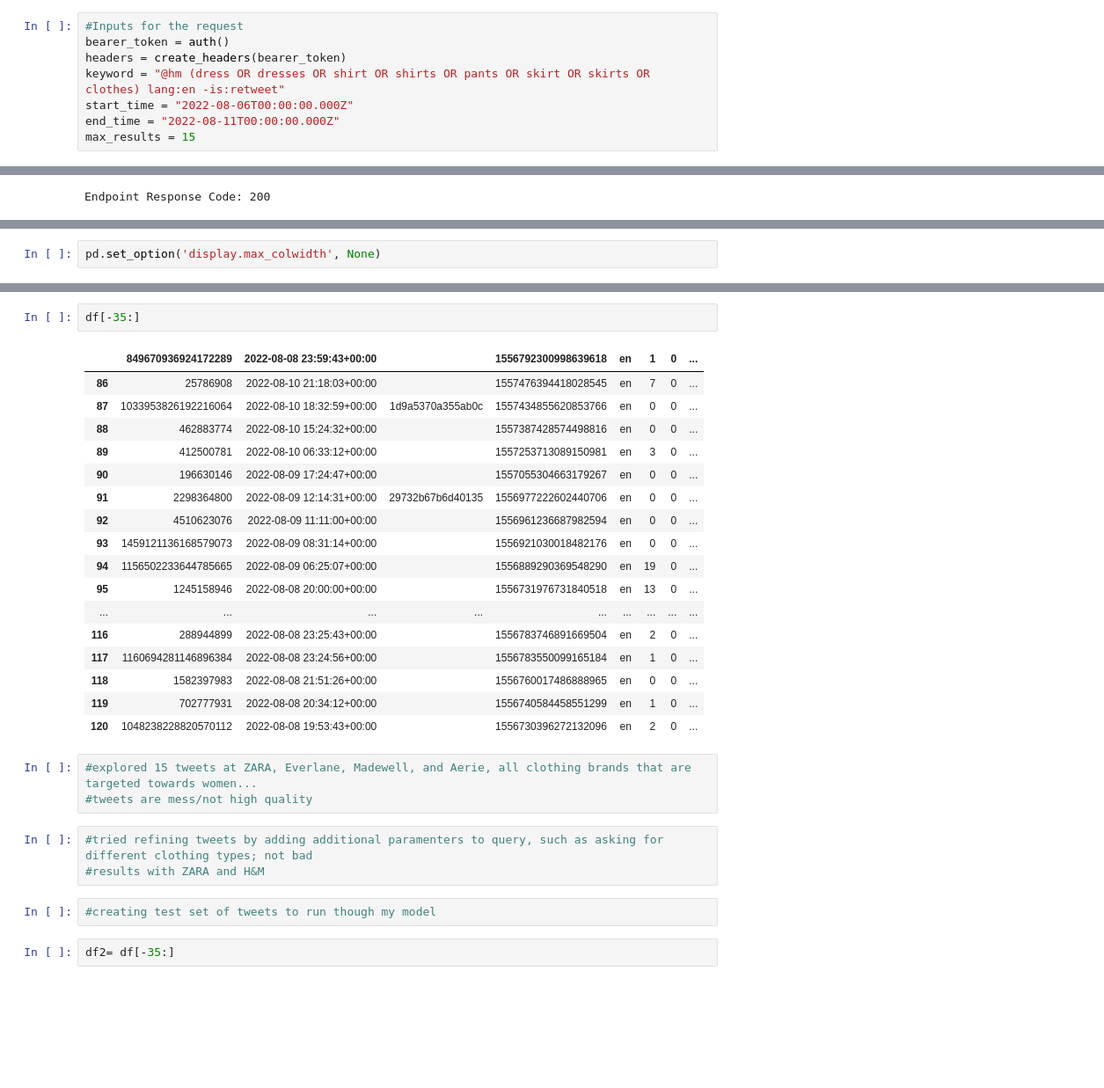
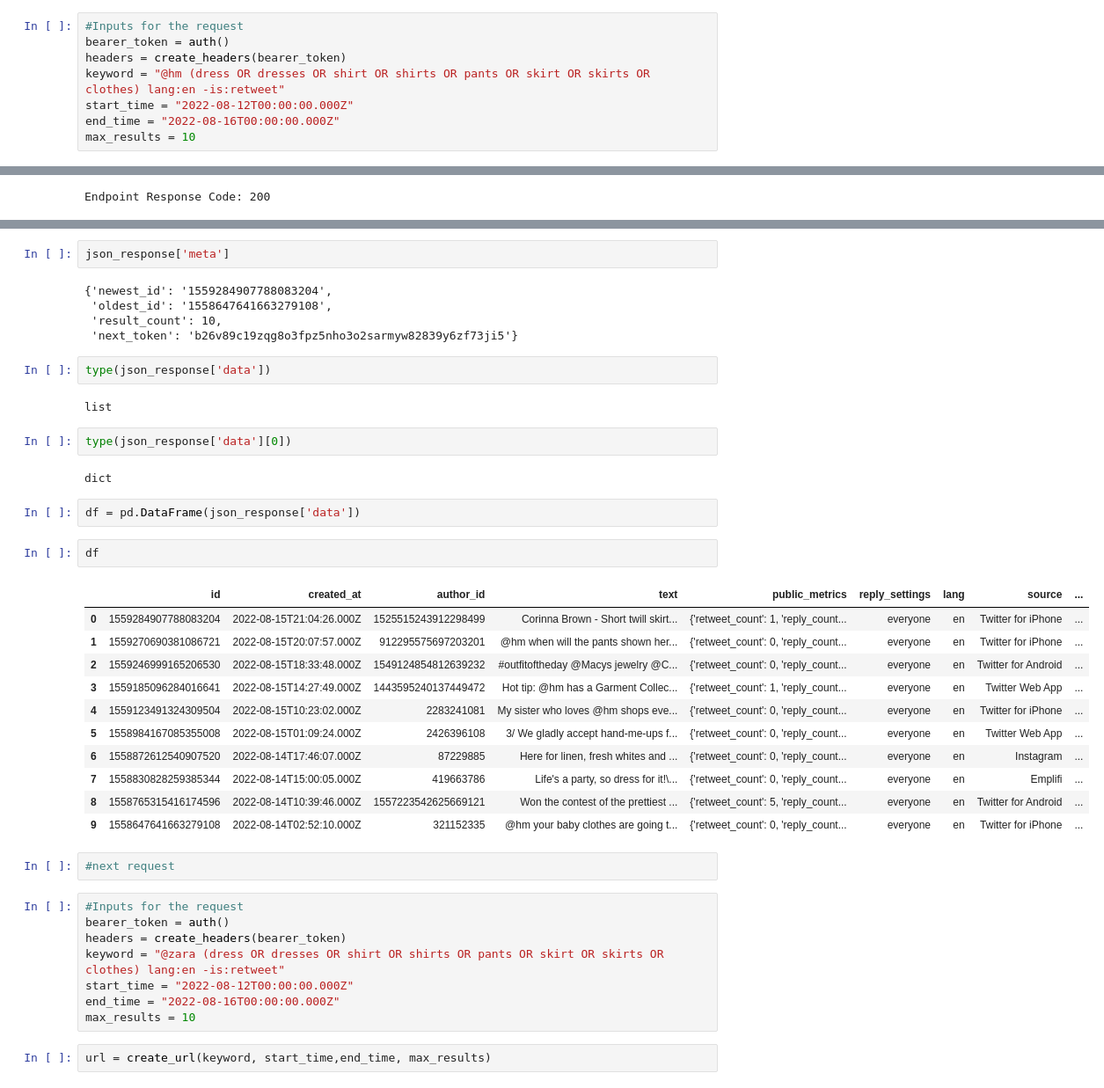
Before and after one commit to jlc0512/Utilizing-E-Commerce-Reviews-to-Predict-Comment-Sentiments, a Jupyter notebook: twitter_api_exploration.ipynb, the cells around one changed output, grey strips where cells are left out. Shown at 88% size. Cells and saved outputs as stored; diff of their text form; blank space fills up the shorter version.

Commit message:
cleaned up dataframe to house twitter api calls, ran model to predict tweets with cleaned dataset

```diff
--- a/twitter_api_exploration.ipynb
+++ b/twitter_api_exploration.ipynb
@@ -55,9 +55,9 @@ def connect_to_endpoint(url, headers, params, next_token = None):
 bearer_token = auth()
 headers = create_headers(bearer_token)
 keyword = "@hm (dress OR dresses OR shirt OR shirts OR pants OR skirt OR skirts OR clothes) lang:en -is:retweet"
-start_time = "2022-08-06T00:00:00.000Z"
-end_time = "2022-08-11T00:00:00.000Z"
-max_results = 15
+start_time = "2022-08-12T00:00:00.000Z"
+end_time = "2022-08-16T00:00:00.000Z"
+max_results = 10
 # %%
 url = create_url(keyword, start_time,end_time, max_results)
 # %%
@@ -179,2 +110,0 @@ df = pd.read_csv('tweets.csv')
-# %%
-pd.set_option('display.max_colwidth', None)
@@ -181,30 +131,43 @@ pd.set_option('display.max_colwidth', None)
+# %%
+json_response['meta']
+# %% [output]
+{'newest_id': '1559284907788083204',
+ 'oldest_id': '1558647641663279108',
+ 'result_count': 10,
+ 'next_token': 'b26v89c19zqg8o3fpz5nho3o2sarmyw82839y6zf73ji5'}
+# %%
+type(json_response['data'])
+# %% [output]
+list
+# %%
+type(json_response['data'][0])
+# %% [output]
+dict
+# %%
+df = pd.DataFrame(json_response['data'])
 # %%
-df[-35:]
+df
 # %% [output]
-|  | 849670936924172289 | 2022-08-08 23:59:43+00:00 |  | 1556792300998639618 | en | 1 | 0 | ... |
-| 86 | 25786908 | 2022-08-10 21:18:03+00:00 |  | 1557476394418028545 | en | 7 | 0 | ... |
-| 87 | 1033953826192216064 | 2022-08-10 18:32:59+00:00 | 1d9a5370a355ab0c | 1557434855620853766 | en | 0 | 0 | ... |
-| 88 | 462883774 | 2022-08-10 15:24:32+00:00 |  | 1557387428574498816 | en | 0 | 0 | ... |
-| 89 | 412500781 | 2022-08-10 06:33:12+00:00 |  | 1557253713089150981 | en | 3 | 0 | ... |
-| 90 | 196630146 | 2022-08-09 17:24:47+00:00 |  | 1557055304663179267 | en | 0 | 0 | ... |
-| 91 | 2298364800 | 2022-08-09 12:14:31+00:00 | 29732b67b6d40135 | 1556977222602440706 | en | 0 | 0 | ... |
-| 92 | 4510623076 | 2022-08-09 11:11:00+00:00 |  | 1556961236687982594 | en | 0 | 0 | ... |
-| 93 | 1459121136168579073 | 2022-08-09 08:31:14+00:00 |  | 1556921030018482176 | en | 0 | 0 | ... |
-| 94 | 1156502233644785665 | 2022-08-09 06:25:07+00:00 |  | 1556889290369548290 | en | 19 | 0 | ... |
-| 95 | 1245158946 | 2022-08-08 20:00:00+00:00 |  | 1556731976731840518 | en | 13 | 0 | ... |
-| ... | ... | ... | ... | ... | ... | ... | ... | ... |
-| 116 | 288944899 | 2022-08-08 23:25:43+00:00 |  | 1556783746891669504 | en | 2 | 0 | ... |
-| 117 | 1160694281146896384 | 2022-08-08 23:24:56+00:00 |  | 1556783550099165184 | en | 1 | 0 | ... |
-| 118 | 1582397983 | 2022-08-08 21:51:26+00:00 |  | 1556760017486888965 | en | 0 | 0 | ... |
-| 119 | 702777931 | 2022-08-08 20:34:12+00:00 |  | 1556740584458551299 | en | 1 | 0 | ... |
-| 120 | 1048238228820570112 | 2022-08-08 19:53:43+00:00 |  | 1556730396272132096 | en | 2 | 0 | ... |
+|  | id | created_at | author_id | text | public_metrics | reply_settings | lang | source | ... |
+| 0 | 1559284907788083204 | 2022-08-15T21:04:26.000Z | 1525515243912298499 | Corinna Brown - Short twill skirt... | {'retweet_count': 1, 'reply_count... | everyone | en | Twitter for iPhone | ... |
+| 1 | 1559270690381086721 | 2022-08-15T20:07:57.000Z | 912295575697203201 | @hm when will the pants shown her... | {'retweet_count': 0, 'reply_count... | everyone | en | Twitter for iPhone | ... |
+| 2 | 1559246999165206530 | 2022-08-15T18:33:48.000Z | 1549124854812639232 | #outfitoftheday @Macys jewelry @C... | {'retweet_count': 0, 'reply_count... | everyone | en | Twitter for Android | ... |
+| 3 | 1559185096284016641 | 2022-08-15T14:27:49.000Z | 1443595240137449472 | Hot tip: @hm has a Garment Collec... | {'retweet_count': 1, 'reply_count... | everyone | en | Twitter Web App | ... |
+| 4 | 1559123491324309504 | 2022-08-15T10:23:02.000Z | 2283241081 | My sister who loves @hm shops eve... | {'retweet_count': 0, 'reply_count... | everyone | en | Twitter for iPhone | ... |
+| 5 | 1558984167085355008 | 2022-08-15T01:09:24.000Z | 2426396108 | 3/ We gladly accept hand-me-ups f... | {'retweet_count': 0, 'reply_count... | everyone | en | Twitter Web App | ... |
+| 6 | 1558872612540907520 | 2022-08-14T17:46:07.000Z | 87229885 | Here for linen, fresh whites and ... | {'retweet_count': 0, 'reply_count... | everyone | en | Instagram | ... |
+| 7 | 1558830828259385344 | 2022-08-14T15:00:05.000Z | 419663786 | Life's a party, so dress for it!\... | {'retweet_count': 0, 'reply_count... | everyone | en | Emplifi | ... |
+| 8 | 1558765315416174596 | 2022-08-14T10:39:46.000Z | 1557223542625669121 | Won the contest of the prettiest ... | {'retweet_count': 5, 'reply_count... | everyone | en | Twitter for Android | ... |
+| 9 | 1558647641663279108 | 2022-08-14T02:52:10.000Z | 321152335 | @hm your baby clothes are going t... | {'retweet_count': 0, 'reply_count... | everyone | en | Twitter for iPhone | ... |
-# %%
-#explored 15 tweets at ZARA, Everlane, Madewell, and Aerie, all clothing brands that are targeted towards women...
-#tweets are mess/not high quality
-# %%
-#tried refining tweets by adding additional paramenters to query, such as asking for different clothing types; not bad
-#results with ZARA and H&M
-# %%
-#creating test set of tweets to run though my model
-# %%
-df2= df[-35:]
+# %%
+#next request
+# %%
+#Inputs for the request
+bearer_token = auth()
+headers = create_headers(bearer_token)
+keyword = "@zara (dress OR dresses OR shirt OR shirts OR pants OR skirt OR skirts OR clothes) lang:en -is:retweet"
+start_time = "2022-08-12T00:00:00.000Z"
+end_time = "2022-08-16T00:00:00.000Z"
+max_results = 10
+# %%
+url = create_url(keyword, start_time,end_time, max_results)
```
Also changed, not shown: parts of 18 cells of this notebook, 7 other files.
